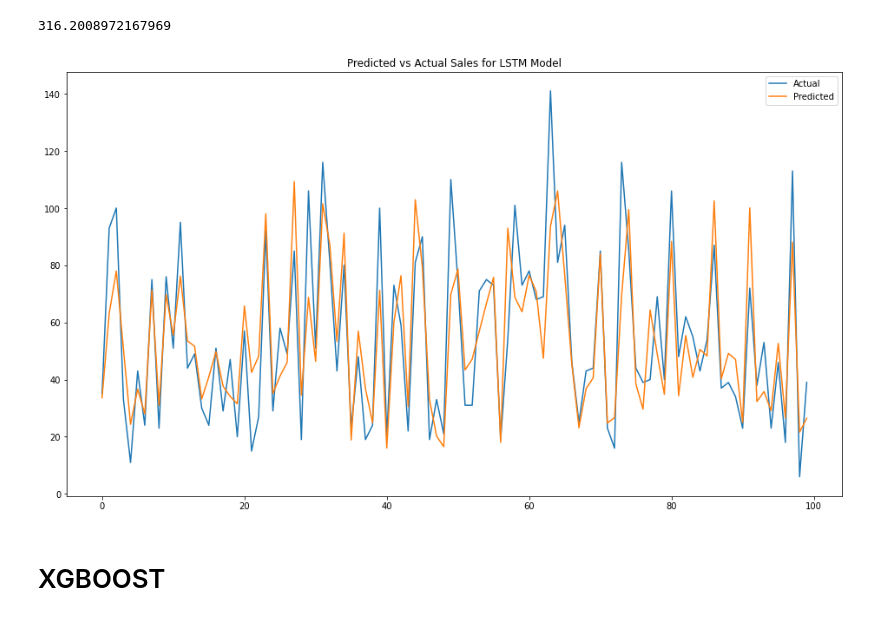
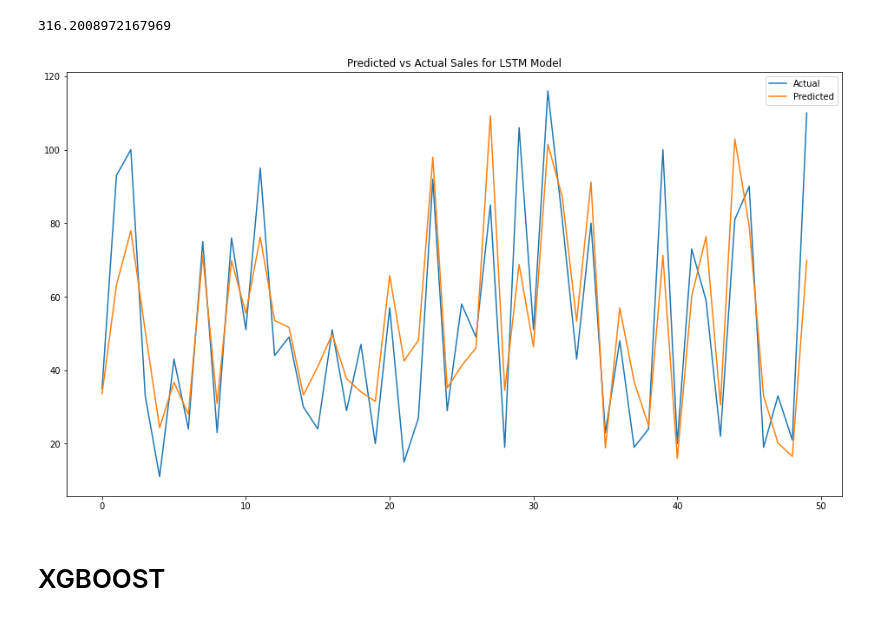
Before and after one commit to YashPS/forecasting_ensemble, a Jupyter notebook: notebooks/modularised.ipynb, the cells around one changed output. Saved outputs shown, nothing was run; the diff lists cells and outputs as text; code cells hidden in the pictures.

```diff
--- a/notebooks/modularised.ipynb
+++ b/notebooks/modularised.ipynb
@@ -44,14 +45,18 @@ from sklearn.preprocessing import StandardScaler
 # %%
-DATA_DIR = r'C:\Users\yashc\DataspellProjects\DemandForecastingGCP/forecasting_ensemble/data/raw/store_item/'
 MAIN_DIR = '\\'.join(os.getcwd().split('\\')[:-1])
+RAW_DATA_DIR = MAIN_DIR+'\\data\\raw\\store_item\\'
+PROCESSED_DATA_DIR = MAIN_DIR+'\\data\\processed\\'
 MODEL_DIR = MAIN_DIR + '\\models\\'
 OBJECTS_DIR = MAIN_DIR + '\\objects\\'
+CONFIGS_PATH = MAIN_DIR + '\\configs\\config.yaml'
 SCALER_FILE = 'scaler_info.save'
-TRAIN_PATH = DATA_DIR + 'train.csv'
-TEST_PATH = DATA_DIR + 'test.csv'
+TRAIN_PATH = RAW_DATA_DIR + 'train.csv'
+TEST_PATH = RAW_DATA_DIR + 'test.csv'
+PROCESSED_PATH = PROCESSED_DATA_DIR + 'data.csv'
 GROUPED_COLS = ['item','store','date']
 LABEL_COL = 'sales'
 INDEX_COL = 'date'
+NP_ARRAYS_NAMES = ['X_train_series', 'Y_train', 'X_valid_series', 'Y_valid']
 
 LSTM_PARAMS = {
     'LSTM_WINDOW_LENGTH':29,
@@ -69,3 +74,8 @@ XGB_PARAMS = {
     'XGB_SUBSAMPLE':1,
     'XGB_NUM_ROUNDS':1000
 }
+
+if platform.system() == 'Windows':
+    LOCAL_ENV = 1
+else:
+    LOCAL_ENV = 0
@@ -111,12 +131,12 @@ def xboost(x_train, y_train, x_test, xgb_params):
 
     return xgb_model
 # %%
-def lstm_model(params,x_train, y_train, x_valid, y_valid, lstm_model_dir,is_trained=0):
+def lstm_model(params,lstm_model_dir, x_train=None, y_train=None, x_valid=None, y_valid=None):
 
     folder_name = datetime.now().strftime("%m-%d-%Y-%H-%M-%S")
     save_path = f'model-{folder_name}'
 
-    if is_trained:
+    if x_train:
         fnf = listdir(lstm_model_dir)
         sorted_lstm_models = [x for x in fnf if ('model' in str(x)) & ('xgb' not in str(x))]
         sorted_lstm_models.sort(reverse=True)
@@ -321,2 +286,0 @@ X_train_series, X_valid_series = reshape_features(X_train, X_valid)
-# %%
-model_lstm = lstm_model(LSTM_PARAMS, X_train_series, Y_train, X_valid_series, Y_valid, MODEL_DIR, is_trained=1)
@@ -334,9 +340,9 @@ model_lstm.evaluate(X_valid_series, Y_valid)
 5616/5616 [==============================] - 43s 7ms/step - loss: 316.2009
 316.2008972167969
 # %%
-plot_pred_vs_act(Y_valid[:100],lstm_pred[:100],'LSTM')
+plot_pred_vs_act(Y_valid[:50],lstm_pred[:50],'LSTM')
 # %% [output]
-[figure, old version]
+[figure, new version]
 # %% [markdown]
 <h1> XGBOOST </h1>
 # %%
```
Also changed, not shown: parts of 14 cells of this notebook, 1 other file.
